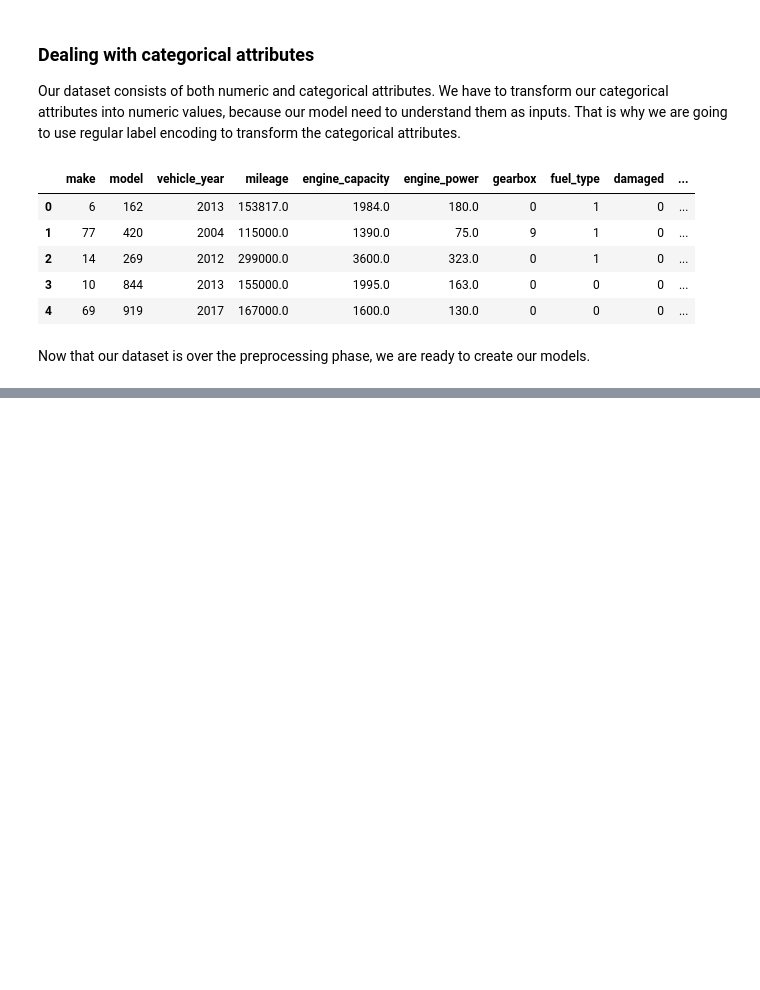
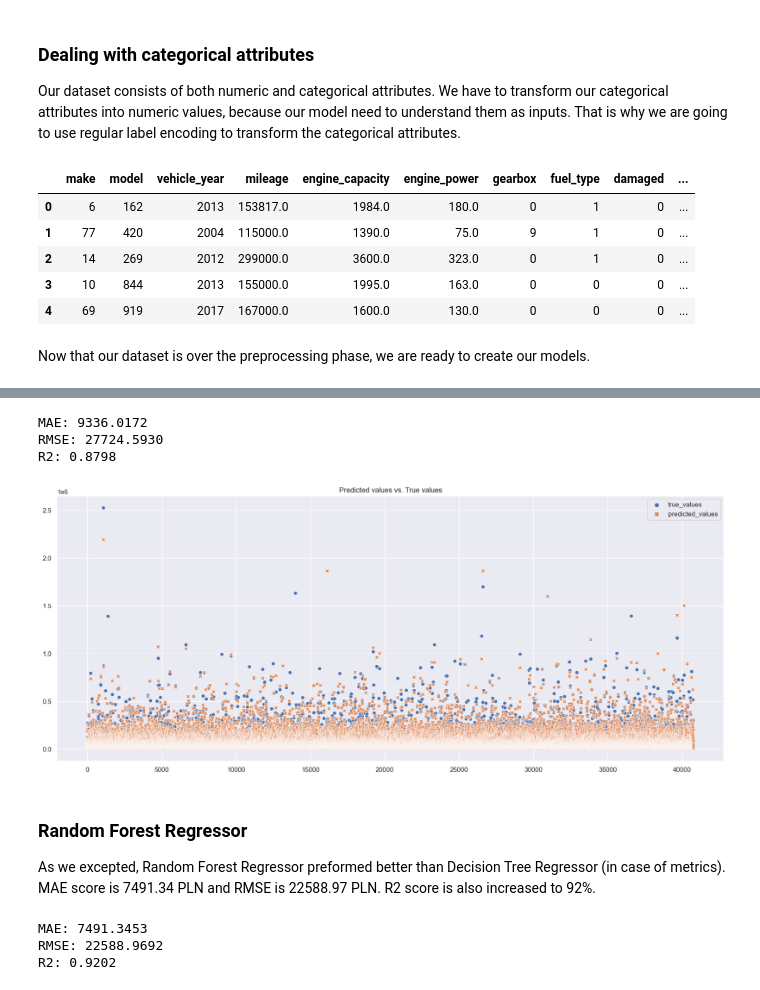
Before and after one commit to Piotr45/cars_price_prediction, a Jupyter notebook: car_price_prediction.ipynb, the cells around one changed output, grey strips where cells are left out. Cells and saved outputs as stored; diff of their text form; code cells hidden in the pictures; blank space fills up the shorter version.

Commit message:
Building model phase 1/2.

```diff
--- a/car_price_prediction.ipynb
+++ b/car_price_prediction.ipynb
@@ -463,0 +468,7 @@ Now that our dataset is over the preprocessing phase, we are ready to create our
+# %%
+from sklearn.model_selection import train_test_split
+
+x = df.iloc[:, :-1].values
+y = df.iloc[:, -1].values
+
+x_train, x_test, y_train, y_test = train_test_split(x, y, test_size=0.2, random_state=0)
@@ -463,0 +493,11 @@ Now that our dataset is over the preprocessing phase, we are ready to create our
+# %%
+from sklearn.metrics import mean_absolute_error, mean_squared_error, r2_score
+
+def show_metrics(true: np.array, pred: np.array) -> None:
+    print(f"MAE: {mean_absolute_error(true, pred):.4f}\n"
+          f"RMSE: {np.sqrt(mean_squared_error(true, pred)):.4f}\n"
+          f"R2: {r2_score(true, pred):.4f}")
+
+def plot_compare_true_pred(true: np.array, pred:np.array) -> None:
+    df = pd.DataFrame({'true_values': true, 'predicted_values': pred})
+    sns.scatterplot(data=df).set(title='Predicted values vs. True values')
@@ -463,0 +508,28 @@ Now that our dataset is over the preprocessing phase, we are ready to create our
+# %%
+dt_regressor = DecisionTreeRegressor(max_depth=100, random_state=0)
+dt_regressor.fit(x_train, y_train)
+y_pred = dt_regressor.predict(x_test)
+
+show_metrics(y_test, y_pred)
+# %% [output]
+MAE: 9336.0172
+RMSE: 27724.5930
+R2: 0.8798
+# %%
+plot_compare_true_pred(y_test, y_pred)
+# %% [output]
+[figure, added]
+# %% [markdown]
+### Random Forest Regressor
+
+As we excepted, Random Forest Regressor preformed better than Decision Tree Regressor (in case of metrics). MAE score is 7491.34 PLN and RMSE is 22588.97 PLN. R2 score is also increased to 92%.
+# %%
+rf_regressor = RandomForestRegressor(max_depth=50, n_estimators=100, random_state=0)
+rf_regressor.fit(x_train, y_train)
+y_pred = rf_regressor.predict(x_test)
+
+show_metrics(y_test, y_pred)
+# %% [output]
+MAE: 7491.3453
+RMSE: 22588.9692
+R2: 0.9202
```
Also changed, not shown: parts of 7 cells of this notebook, 1 other file.
